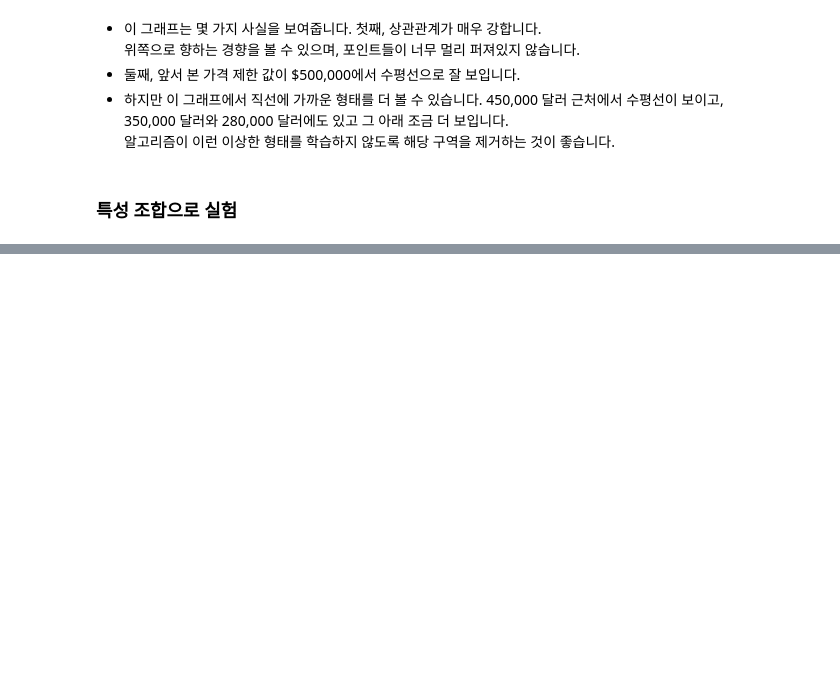
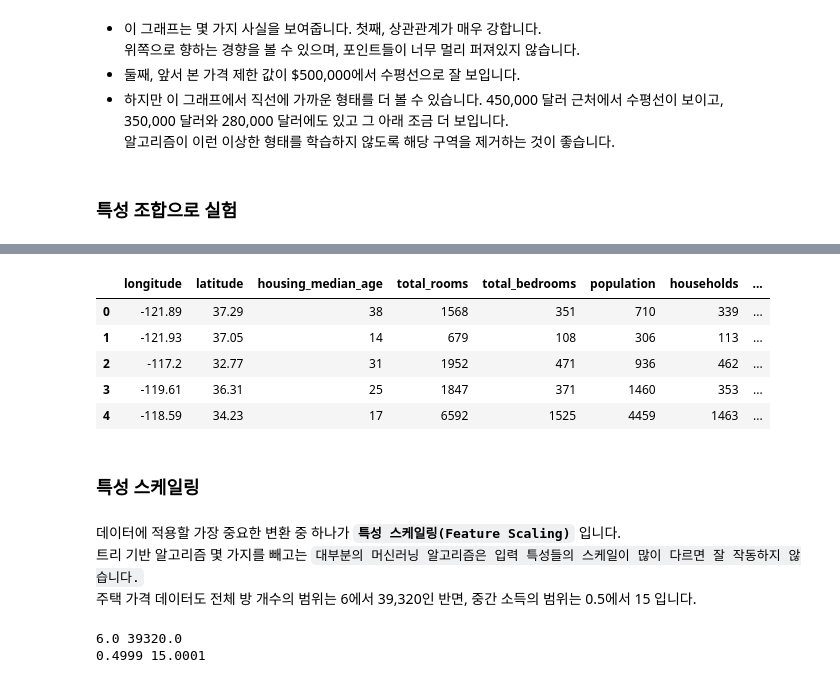
Before and after one commit to cloudallera/handson-ml, a Jupyter notebook: _mystudy/02_end_to_end_machine_learning_project.ipynb, the cells around one changed output, grey strips where cells are left out. Saved outputs shown, nothing was run; the diff lists cells and outputs as text; code cells hidden in the pictures; blank space fills up the shorter version.

```diff
--- a/_mystudy/02_end_to_end_machine_learning_project.ipynb
+++ b/_mystudy/02_end_to_end_machine_learning_project.ipynb
@@ -595,0 +669,3 @@ plt.show()
+# %%
+housing = strat_train_set.drop("median_house_value", axis=1)    # drop() 메서드는 데이터 복사본을 만들며, 원본 strat_train_set에는 영향을 주지 않음
+housing_labels = strat_train_set["median_house_value"].copy()
@@ -595,0 +683,5 @@ plt.show()
+# %%
+# housing.dropna(subset=["total_bedrooms"])       # 옵션 1
+# housing.drop("total_bedrooms", axis=1)               # 옵션 2
+median = housing["total_bedrooms"].median()    # 옵션 3
+housing["total_bedrooms"].fillna(median, inplace=True)
@@ -595,0 +727,4 @@ plt.show()
+# %%
+# 학습된 imputer 객체를 사용해 학습한 중간값으로 훈련 세트의 누락된 값을 바꾸기
+X = imputer.transform(housing_num)    # 결과는 넘파일 배열
+housing_tr = pd.DataFrame(X, columns=housing_num.columns, index=list(housing.index.values))     # 변환 결과(넘파이)를 데이터프레임으로 변환
@@ -595,0 +859,25 @@ plt.show()
+# %%
+# 특성의 조합을 추가해주는 간단한 변환기 만들기(bedrooms_per_room 특성을 추가할지는 하이퍼파라미터로 결정)
+from sklearn.base import BaseEstimator, TransformerMixin
+
+rooms_ix, bedrooms_ix, population_ix, household_ix = 3, 4, 5, 6    # 입력 데이터에서 해당 column의 index
+
+class CombinedAttributesAdder(BaseEstimator, TransformerMixin):
+    def __init__(self, add_bedrooms_per_room=True):       # *args나 **kargs를 사용하지 않음
+        self.add_bedrooms_per_room = add_bedrooms_per_room
+
+    def fit(self, X, y=None):
+        return self     # 더 할 일이 없습니다.
+
+    def transform(self, X, y=None):
+        rooms_per_household = X[:, rooms_ix] / X[:, household_ix]
+        population_per_household = X[:, population_ix] / X[:, household_ix]
+        if self.add_bedrooms_per_room:
+            bedrooms_per_rooms = X[:, bedrooms_ix] / X[:, rooms_ix]
+            return np.c_[X, rooms_per_household, population_per_household, bedrooms_per_rooms]
+        else:
+            return np.c_[X, rooms_per_household, population_per_household]
+
+attr_adder = CombinedAttributesAdder(add_bedrooms_per_room=False)
+housing_extra_attribs = attr_adder.transform(housing.values)
+housing_extra_attribs
@@ -595,0 +905,24 @@ plt.show()
+# %%
+housing_extra_attribs_df = pd.DataFrame(
+        housing_extra_attribs,
+        columns=list(housing.columns)+["rooms_per_household", "population_per_household"])
+housing_extra_attribs_df.head()
+# %% [output]
+|  | longitude | latitude | housing_median_age | total_rooms | total_bedrooms | population | households | ... |
+| 0 | -121.89 | 37.29 | 38 | 1568 | 351 | 710 | 339 | ... |
+| 1 | -121.93 | 37.05 | 14 | 679 | 108 | 306 | 113 | ... |
+| 2 | -117.2 | 32.77 | 31 | 1952 | 471 | 936 | 462 | ... |
+| 3 | -119.61 | 36.31 | 25 | 1847 | 371 | 1460 | 353 | ... |
+| 4 | -118.59 | 34.23 | 17 | 6592 | 1525 | 4459 | 1463 | ... |
+# %% [markdown]
+### 특성 스케일링
+# %% [markdown]
+데이터에 적용할 가장 중요한 변환 중 하나가 **`특성 스케일링(Feature Scaling)`** 입니다.<br>
+트리 기반 알고리즘 몇 가지를 빼고는 `대부분의 머신러닝 알고리즘은 입력 특성들의 스케일이 많이 다르면 잘 작동하지 않습니다.`<br>
+주택 가격 데이터도 전체 방 개수의 범위는 6에서 39,320인 반면, 중간 소득의 범위는 0.5에서 15 입니다.
+# %%
+print(housing["total_rooms"].min(), housing["total_rooms"].max())
+print(housing["median_income"].min(), housing["median_income"].max())
+# %% [output]
+6.0 39320.0
+0.4999 15.0001
```
Also changed, not shown: parts of 61 cells of this notebook.
